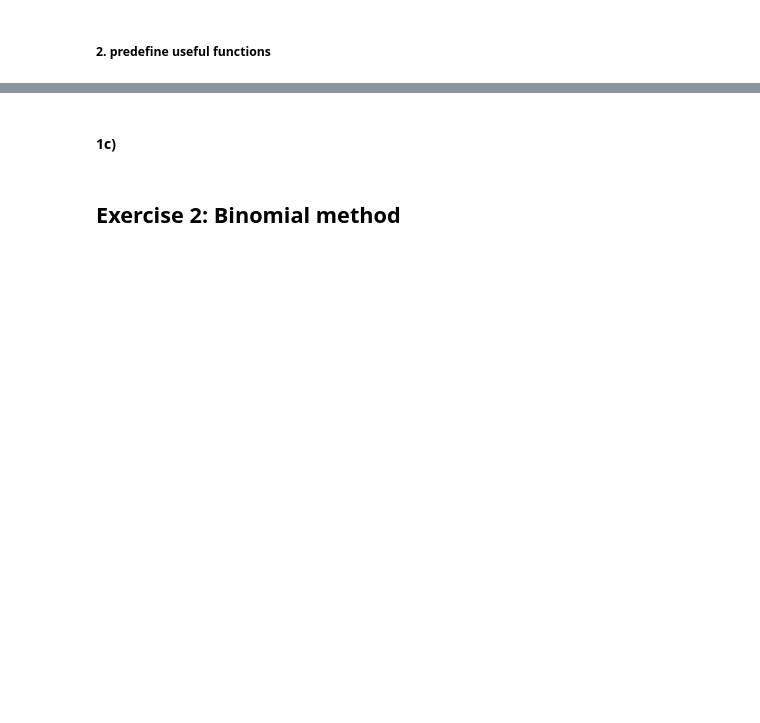
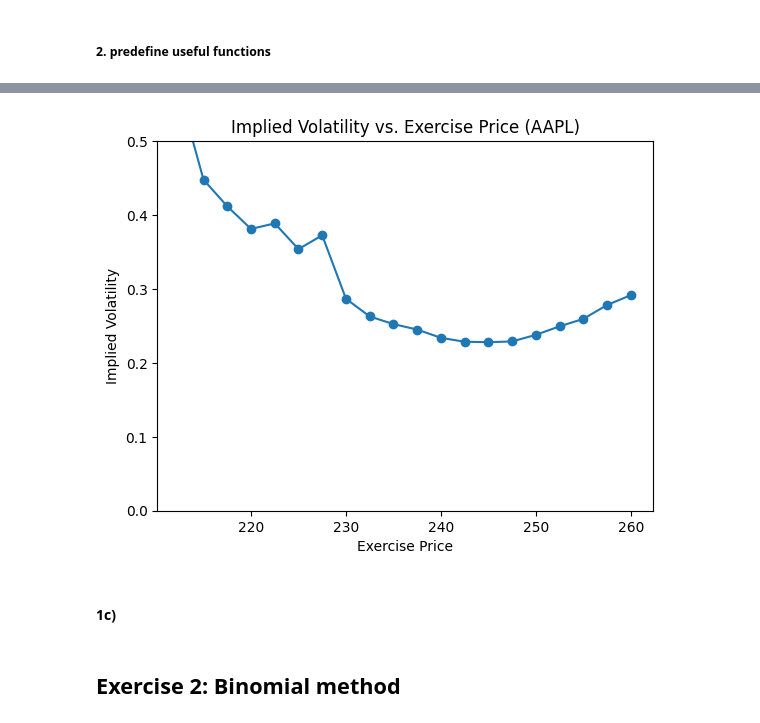
Before and after one commit to andreist3fan/ovmHW2, a Jupyter notebook: jupyter/homework.ipynb, the cells around one changed output, grey strips where cells are left out. Cells and saved outputs as stored; diff of their text form; code cells hidden in the pictures; blank space fills up the shorter version.

```diff
--- a/jupyter/homework.ipynb
+++ b/jupyter/homework.ipynb
@@ -168,2 +263,12 @@ def rfrate(T_option):
+# %%
+# Actual Implied Volatility as provided in the data
+plt.plot(strike,AAPL_calls_17_01["IV"], 'o-')
+plt.ylim(0, 0.5)
+plt.xlabel('Exercise Price')
+plt.ylabel('Implied Volatility')
+plt.title('Implied Volatility vs. Exercise Price (AAPL)')
+plt.show()
+# %% [output]
+[figure, added]
 # %% [markdown]
 #### 1c)
```
Also changed, not shown: parts of 11 cells of this notebook.
